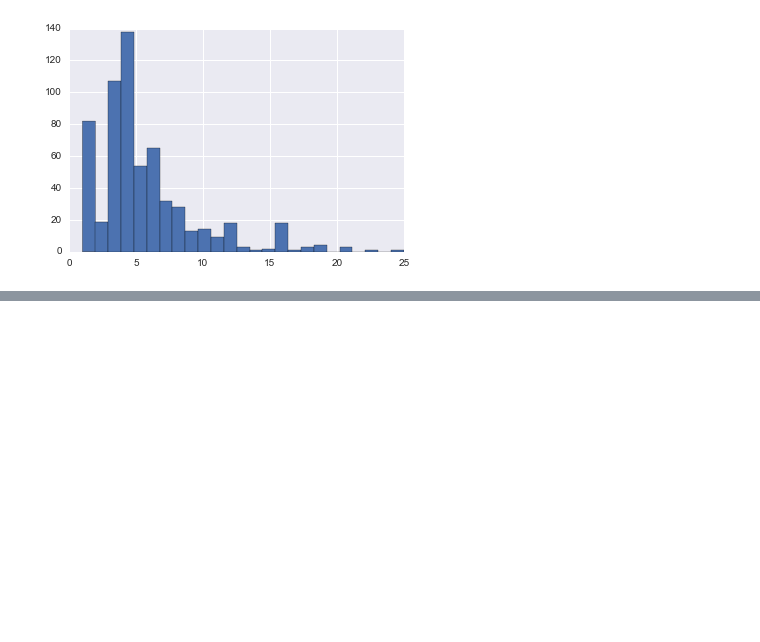
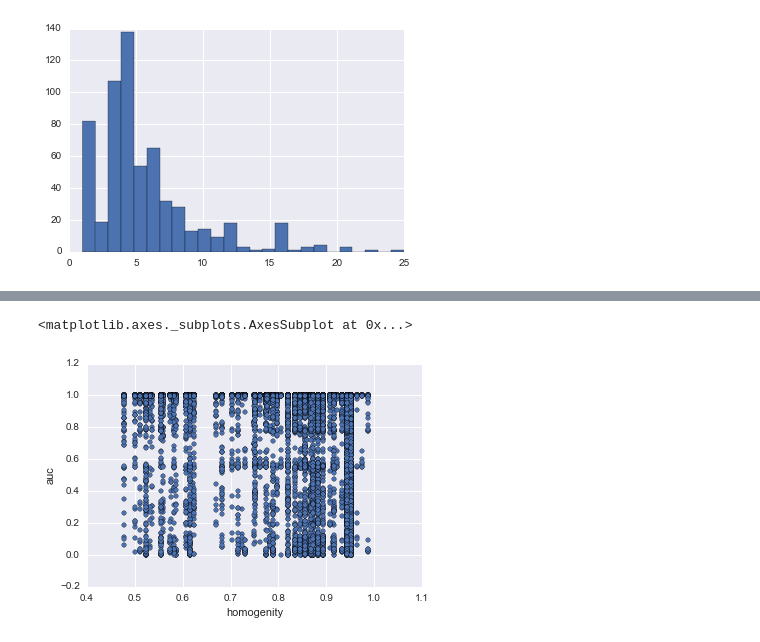
Before and after one commit to Adek89/multiplex, a Jupyter notebook: MuNeG/graph/analyser/online_analyze_notebook_new_generation.ipynb, the cells around one changed output, grey strips where cells are left out. Drawn from its saved outputs; the diff is of its cells as text; code cells hidden in the pictures; blank space fills up the shorter version.

```diff
--- a/MuNeG/graph/analyser/online_analyze_notebook_new_generation.ipynb
+++ b/MuNeG/graph/analyser/online_analyze_notebook_new_generation.ipynb
@@ -294,0 +323,6 @@ Name: aoc, dtype: float64
+# %%
+%matplotlib inline
+output_with_homogenity.plot(x="homogenity", y="auc", kind="scatter")
+# %% [output]
+<matplotlib.axes._subplots.AxesSubplot at 0x...>
+[figure, added]
```
Also changed, not shown: parts of 14 cells of this notebook, 15 other files.
